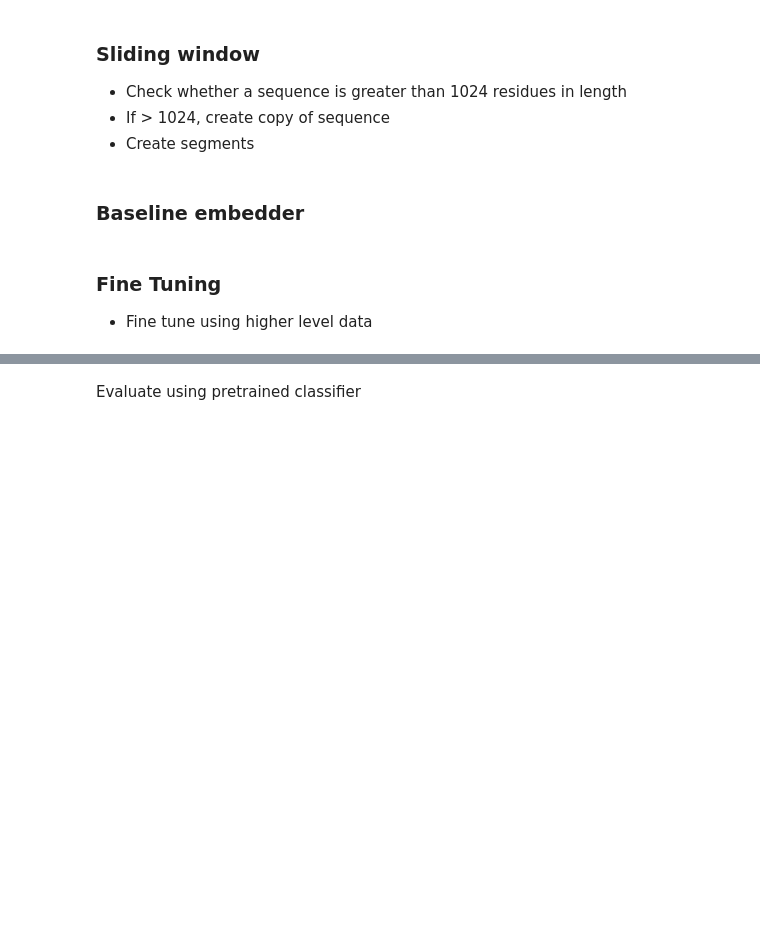
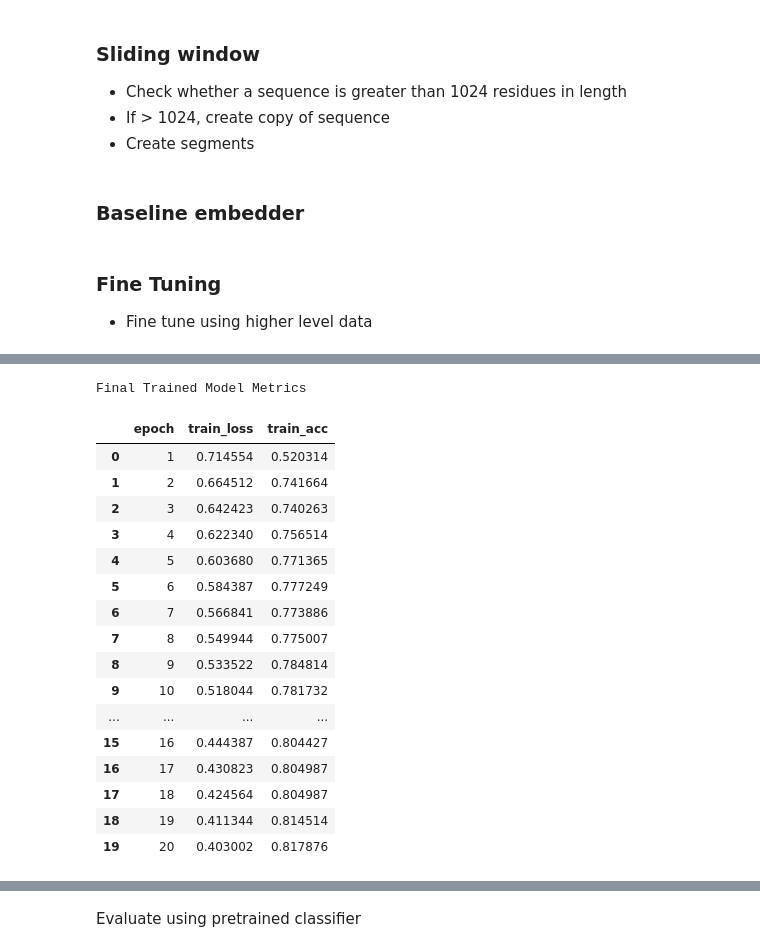
Before and after one commit to harryb257/MScProject, a Jupyter notebook: ESM2 finetune.ipynb, the cells around one changed output, grey strips where cells are left out. Drawn from its saved outputs; the diff is of its cells as text; code cells hidden in the pictures; blank space fills up the shorter version.

Commit message:
Add cross validation to fine tuning, add final clf training function, update functions throughout

```diff
--- a/ESM2 finetune.ipynb
+++ b/ESM2 finetune.ipynb
@@ -895,10 +816,39 @@ def train_classifier(model,
     return history
 
 
+def train_final_classifier(model,
+    train_dataloader,
+    optimiser,
+    loss_function,
+    checkpoint_dir,
+    epochs=20):
+
+    logs = []
+
+    model = PerResidueClassifier()
+
+    optimiser = torch.optim.AdamW(model.parameters(), lr=0.001)
+
+    for epoch in range(epochs):
+
+        train_metrics = train_one_epoch(model, train_dataloader, optimiser, loss_function)
+
+        logs.append({
+            'epoch': epoch + 1,
+            'train_loss': train_metrics['loss'],
+            'train_acc': train_metrics['accuracy']
+        })
+
+    history = pd.DataFrame(logs)
+
+    return history
+
 checkpoint_dir = Path("/Users/harry/Documents/Data Science MSc/PROJECT/MScProject/clf_checkpoint")
 checkpoint_dir.mkdir(exist_ok=True)
 
 clf_trained = train_classifier(clf, train_loaded, val_loaded,  optimiser, loss_fcn, checkpoint_dir, epochs=20)
+
+final_clf_trained = train_final_classifier(clf, full_train_batched, optimiser, loss_fcn, checkpoint_dir, epochs=20)
 # %%
 clf_trained_avg_metrics = clf_trained.groupby('epoch')[[
     'train_loss',
@@ -934,3 +887,26 @@ clf_trained_avg_metrics
+# %%
+print('Final Trained Model Metrics')
+
+final_clf_trained
+# %% [output]
+Final Trained Model Metrics
+|  | epoch | train_loss | train_acc |
+| 0 | 1 | 0.714554 | 0.520314 |
+| 1 | 2 | 0.664512 | 0.741664 |
+| 2 | 3 | 0.642423 | 0.740263 |
+| 3 | 4 | 0.622340 | 0.756514 |
+| 4 | 5 | 0.603680 | 0.771365 |
+| 5 | 6 | 0.584387 | 0.777249 |
+| 6 | 7 | 0.566841 | 0.773886 |
+| 7 | 8 | 0.549944 | 0.775007 |
+| 8 | 9 | 0.533522 | 0.784814 |
+| 9 | 10 | 0.518044 | 0.781732 |
+| ... | ... | ... | ... |
+| 15 | 16 | 0.444387 | 0.804427 |
+| 16 | 17 | 0.430823 | 0.804987 |
+| 17 | 18 | 0.424564 | 0.804987 |
+| 18 | 19 | 0.411344 | 0.814514 |
+| 19 | 20 | 0.403002 | 0.817876 |
 # %%
 # Plot mean loss per epoch
 fig = plt.figure()
```
Also changed, not shown: parts of 28 cells of this notebook.
